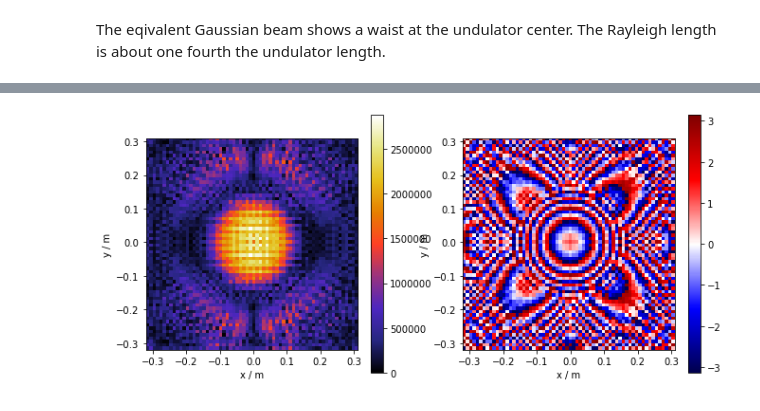
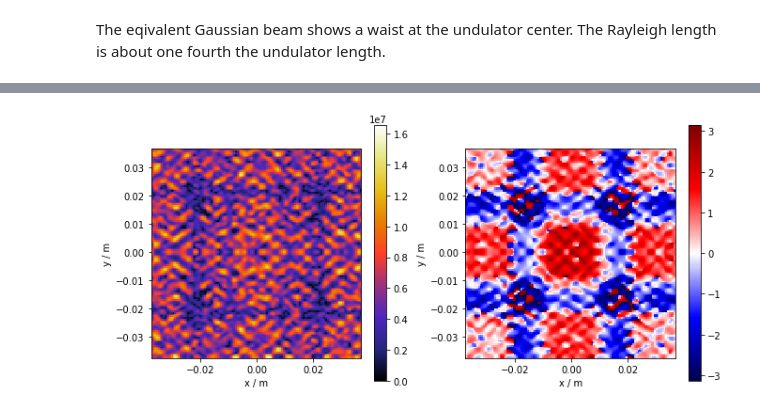
Before and after one commit to lehnertu/fobt, a Jupyter notebook: ImportTeufelScreen.ipynb, the cells around one changed output, grey strips where cells are left out. Cells and saved outputs as stored; diff of their text form; code cells hidden in the pictures.

```diff
--- a/ImportTeufelScreen.ipynb
+++ b/ImportTeufelScreen.ipynb
@@ -157,6 +170,6 @@ R = 5.072197 m
 # %%
-propagated = SingleComponentBeam.NearFieldProp(beam_S,5.0)
+propagated = beam_S.FarFieldProp(5.0)
 propagated.plot()
 plt.show()
 # %% [output]
-[figure, old version]
+[figure, new version]
```
Also changed, not shown: parts of 17 cells of this notebook, 2 other files.
